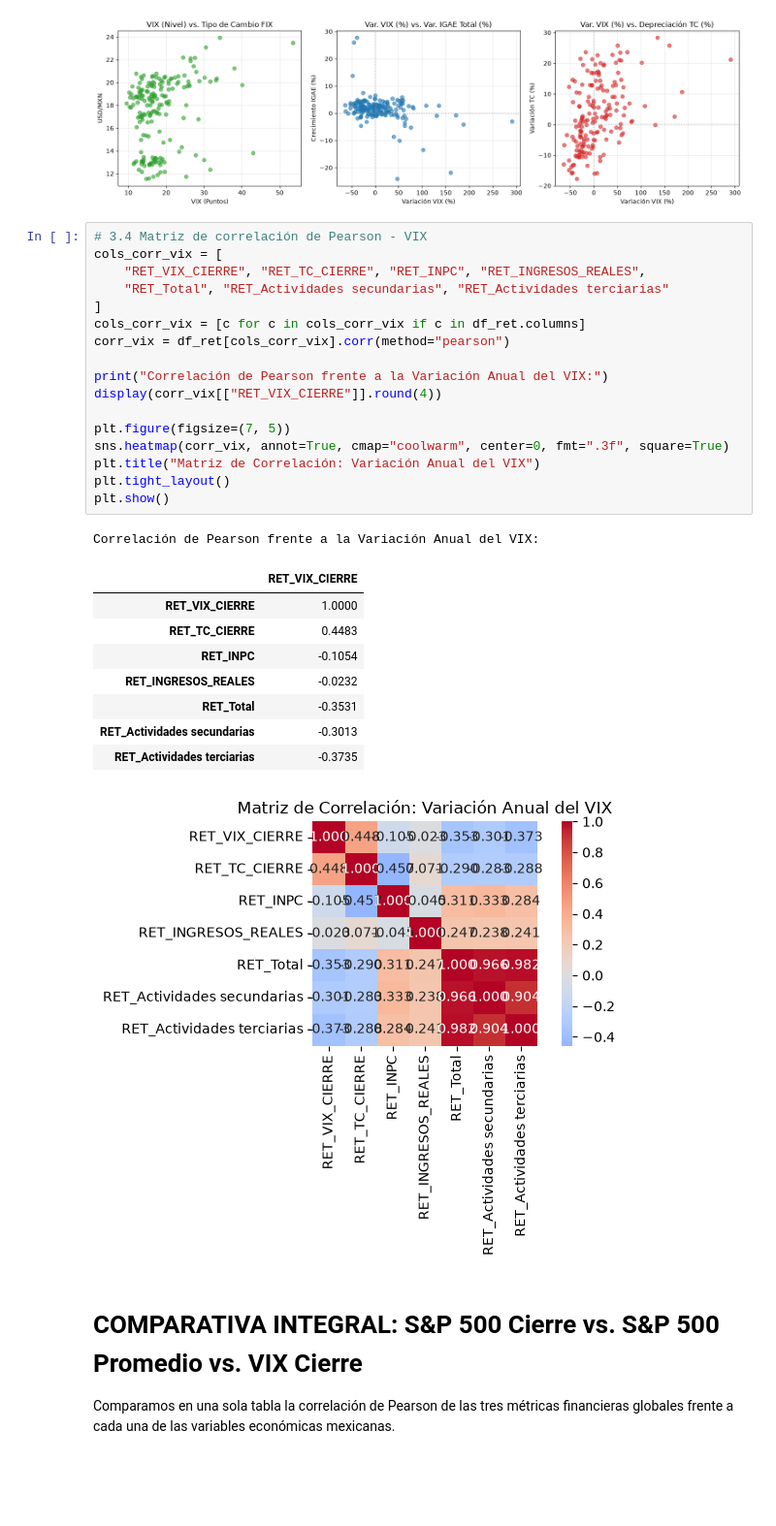
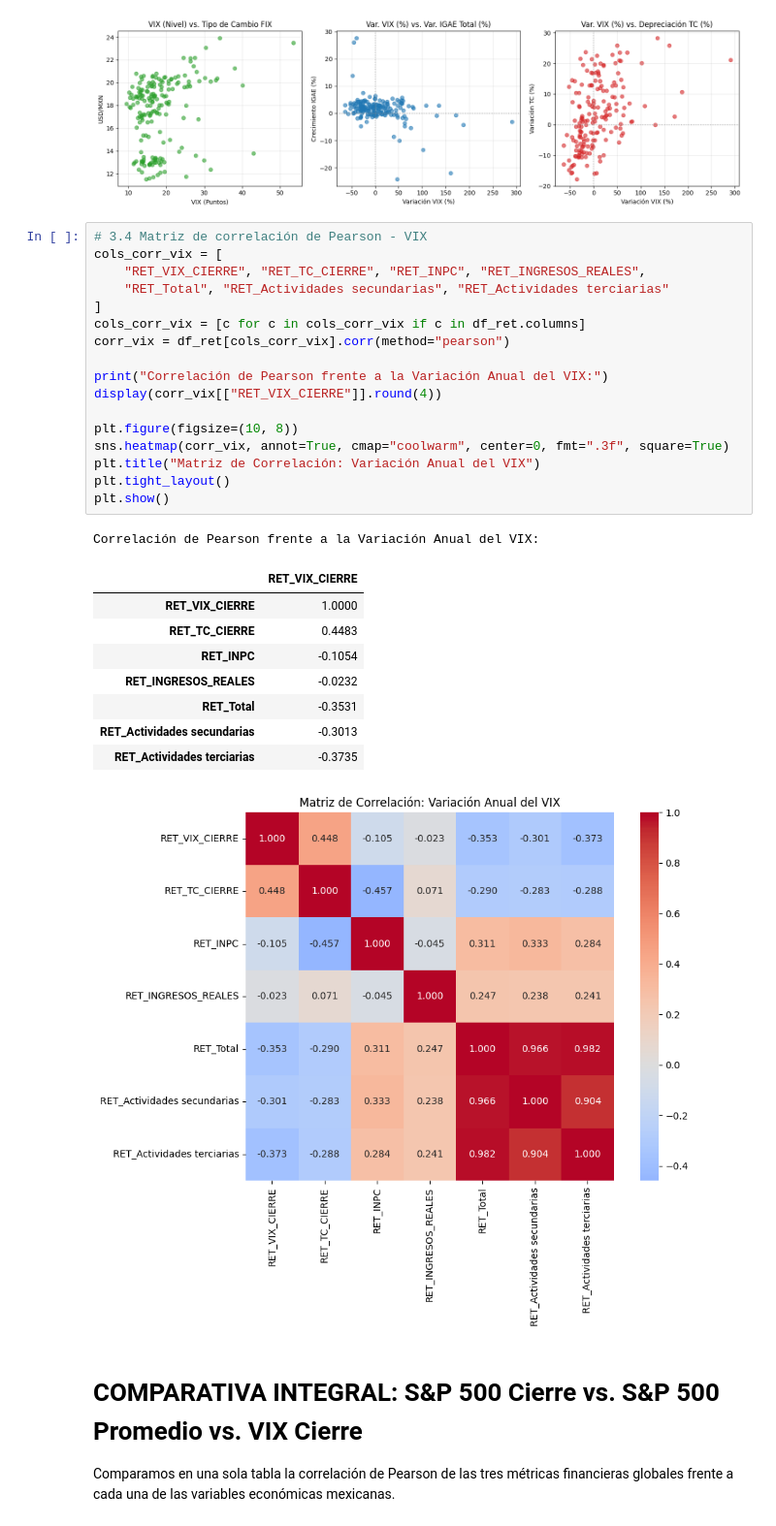
Before and after one commit to JuliaDomRuss/Proyecto_Integrador_PGBD, a Jupyter notebook: notebooks/05_analisis_sp500.ipynb, the cells around one changed output. Shown at 97% size. Cells and saved outputs as stored; diff of their text form; blank space fills up the shorter version.

```diff
--- a/notebooks/05_analisis_sp500.ipynb
+++ b/notebooks/05_analisis_sp500.ipynb
@@ -355,31 +355,31 @@ plt.show()
 # %%
 # 3.4 Matriz de correlación de Pearson - VIX
 cols_corr_vix = [
     "RET_VIX_CIERRE", "RET_TC_CIERRE", "RET_INPC", "RET_INGRESOS_REALES",
     "RET_Total", "RET_Actividades secundarias", "RET_Actividades terciarias"
 ]
 cols_corr_vix = [c for c in cols_corr_vix if c in df_ret.columns]
 corr_vix = df_ret[cols_corr_vix].corr(method="pearson")
 
 print("Correlación de Pearson frente a la Variación Anual del VIX:")
 display(corr_vix[["RET_VIX_CIERRE"]].round(4))
 
-plt.figure(figsize=(7, 5))
+plt.figure(figsize=(10, 8))
 sns.heatmap(corr_vix, annot=True, cmap="coolwarm", center=0, fmt=".3f", square=True)
 plt.title("Matriz de Correlación: Variación Anual del VIX")
 plt.tight_layout()
 plt.show()
 # %% [output]
 Correlación de Pearson frente a la Variación Anual del VIX:
 |  | RET_VIX_CIERRE |
 | RET_VIX_CIERRE | 1.0000 |
 | RET_TC_CIERRE | 0.4483 |
 | RET_INPC | -0.1054 |
 | RET_INGRESOS_REALES | -0.0232 |
 | RET_Total | -0.3531 |
 | RET_Actividades secundarias | -0.3013 |
 | RET_Actividades terciarias | -0.3735 |
-[figure, old version]
+[figure, new version]
 # %% [markdown]
 # COMPARATIVA INTEGRAL: S&P 500 Cierre vs. S&P 500 Promedio vs. VIX Cierre
 Comparamos en una sola tabla la correlación de Pearson de las tres métricas financieras globales frente a cada una de las variables económicas mexicanas.
```
Also changed, not shown: parts of 9 cells of this notebook.
